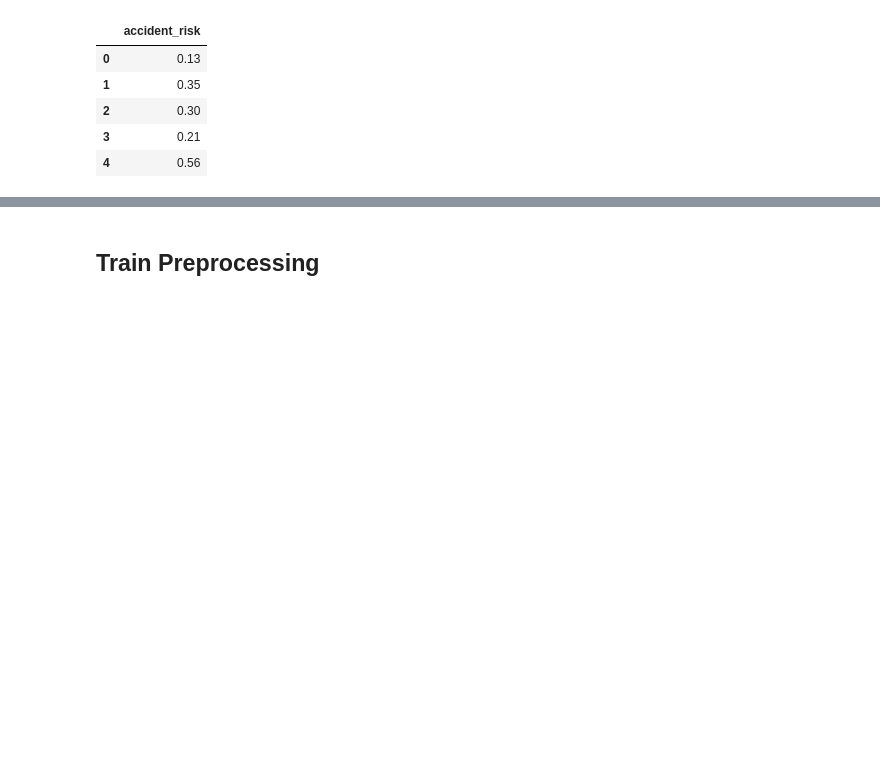
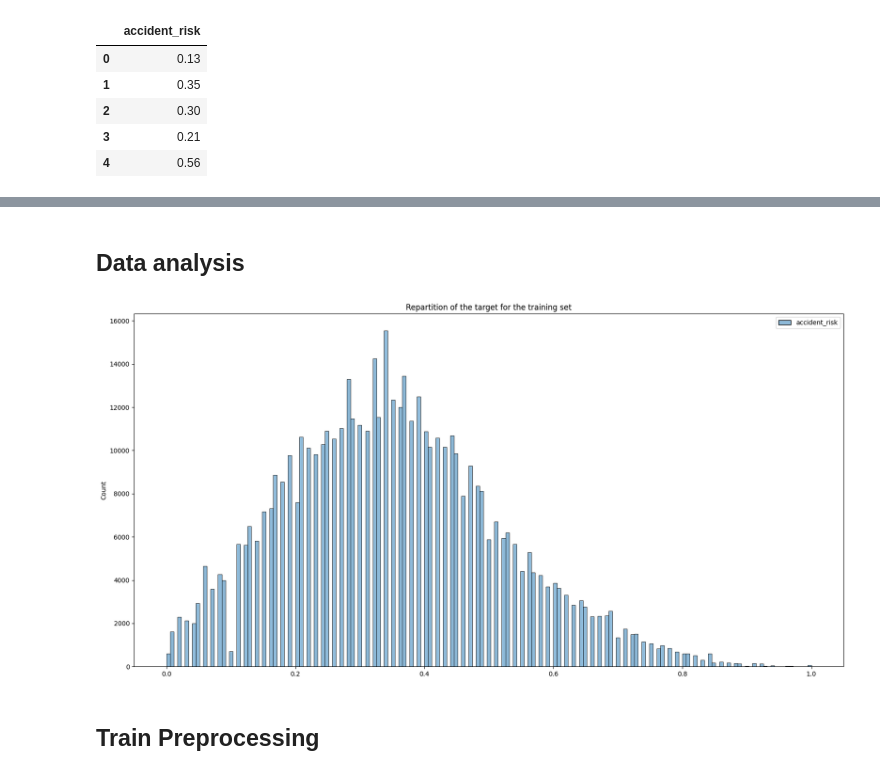
Before and after one commit to ReivaxD/MachineLearningProject, a Jupyter notebook: RoadAccidentRisk/RAR.ipynb, the cells around one changed output, grey strips where cells are left out. Cells and saved outputs as stored; diff of their text form; code cells hidden in the pictures; blank space fills up the shorter version.

```diff
--- a/RoadAccidentRisk/RAR.ipynb
+++ b/RoadAccidentRisk/RAR.ipynb
@@ -40,3 +60,12 @@ y_train.head(5)
+# %% [markdown]
+## Data analysis
+# %%
+plt.figure(figsize=(20, 10))
+sns.histplot(y_train)
+plt.title('Repartition of the target for the training set')
+plt.savefig(f"{plots_folder}Histplot_Ytrain.png")
+# %% [output]
+[figure, added]
 # %% [markdown]
 ## Train Preprocessing
 # %% [markdown]
```
Also changed, not shown: parts of 17 cells of this notebook, 5 other files.
